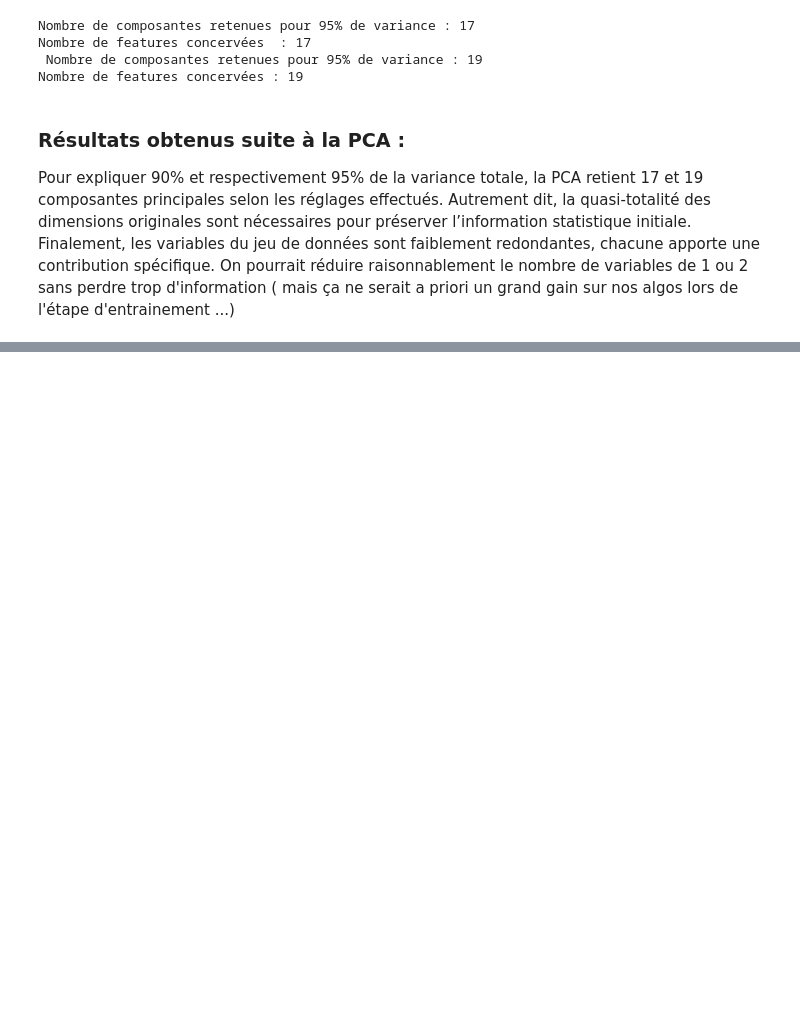
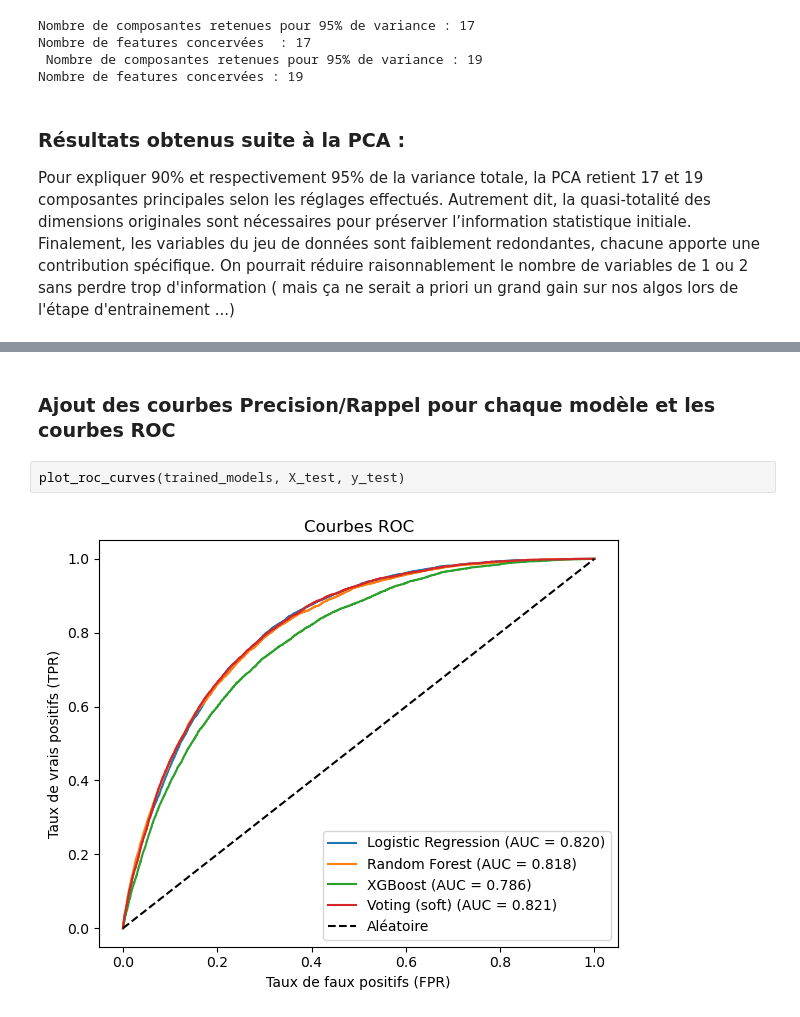
Before and after one commit to Ali322O/ML-project---Diabete-detection-, a Jupyter notebook: notebooks/diabetes.ipynb, the cells around one changed output, grey strips where cells are left out. Drawn from its saved outputs; the diff is of its cells as text; blank space fills up the shorter version.

```diff
--- a/notebooks/diabetes.ipynb
+++ b/notebooks/diabetes.ipynb
@@ -384,0 +339,6 @@ trop d'information ( mais ça ne serait a priori un grand gain sur nos algos lor
+# %% [markdown]
+### Ajout des courbes Precision/Rappel pour chaque modèle et les courbes ROC
+# %%
+plot_roc_curves(trained_models, X_test, y_test)
+# %% [output]
+[figure, added]
```
Also changed, not shown: parts of 36 cells of this notebook, 1 other file.
